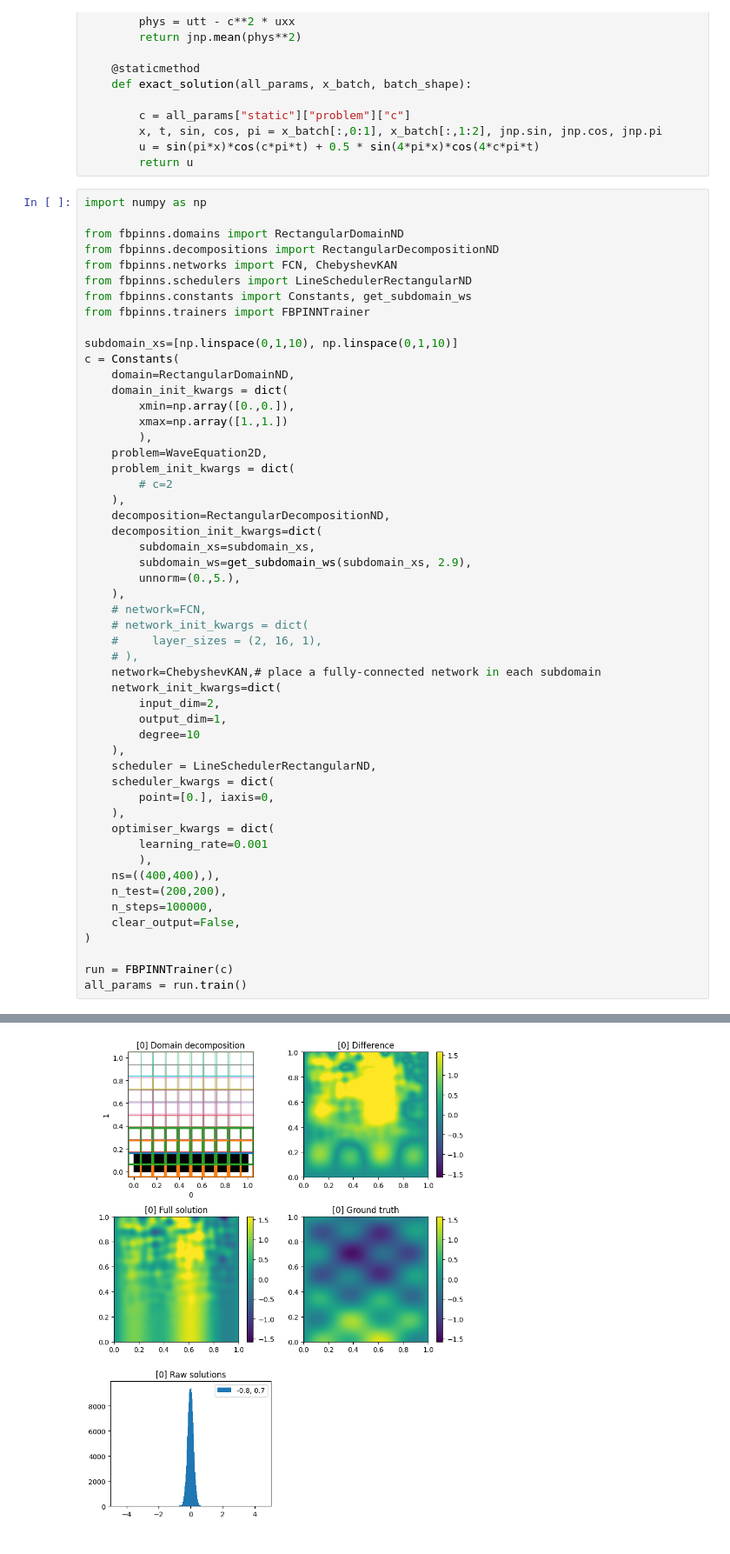
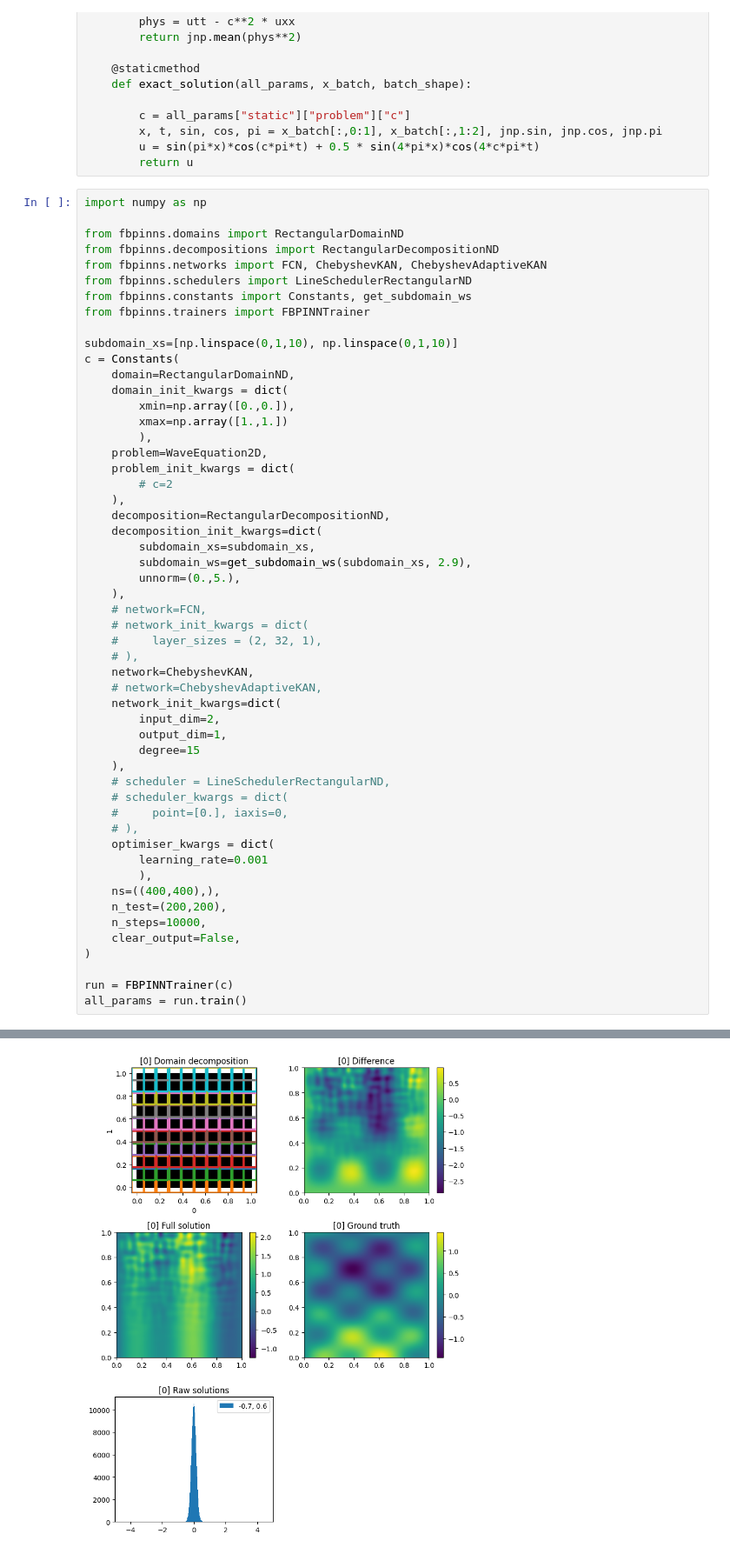
Before and after one commit to sallsdagrate/FBPINNs, a Jupyter notebook: examples/results/test_wave_eq.ipynb, the cells around one changed output, grey strips where cells are left out. Shown: that part at 87% size. Saved outputs shown, nothing was run; the diff lists cells and outputs as text.

```diff
--- a/examples/results/test_wave_eq.ipynb
+++ b/examples/results/test_wave_eq.ipynb
@@ -67,7 +67,7 @@ import numpy as np
 
 from fbpinns.domains import RectangularDomainND
 from fbpinns.decompositions import RectangularDecompositionND
-from fbpinns.networks import FCN, ChebyshevKAN
+from fbpinns.networks import FCN, ChebyshevKAN, ChebyshevAdaptiveKAN
 from fbpinns.schedulers import LineSchedulerRectangularND
 from fbpinns.constants import Constants, get_subdomain_ws
 from fbpinns.trainers import FBPINNTrainer
@@ -91,24 +91,25 @@ c = Constants(
     ),
     # network=FCN,
     # network_init_kwargs = dict(
-    #     layer_sizes = (2, 16, 1),
+    #     layer_sizes = (2, 32, 1),
     # ),
-    network=ChebyshevKAN,# place a fully-connected network in each subdomain
+    network=ChebyshevKAN,
+    # network=ChebyshevAdaptiveKAN,
     network_init_kwargs=dict(
         input_dim=2,
         output_dim=1,
-        degree=10
+        degree=15
     ),
-    scheduler = LineSchedulerRectangularND,
-    scheduler_kwargs = dict(
-        point=[0.], iaxis=0,
-    ),
+    # scheduler = LineSchedulerRectangularND,
+    # scheduler_kwargs = dict(
+    #     point=[0.], iaxis=0,
+    # ),
     optimiser_kwargs = dict(
         learning_rate=0.001
         ),
     ns=((400,400),),
     n_test=(200,200),
-    n_steps=100000,
+    n_steps=10000,
     clear_output=False,
 )
 
@@ -134,2 +135,2 @@ decomposition_init_kwargs: {'subdomain_xs': [array([0.        , 0.11111111, 0.22
 True
-[figure, old version]
+[figure, new version]
```
Also changed, not shown: parts of 2 cells of this notebook, 5 other files.
